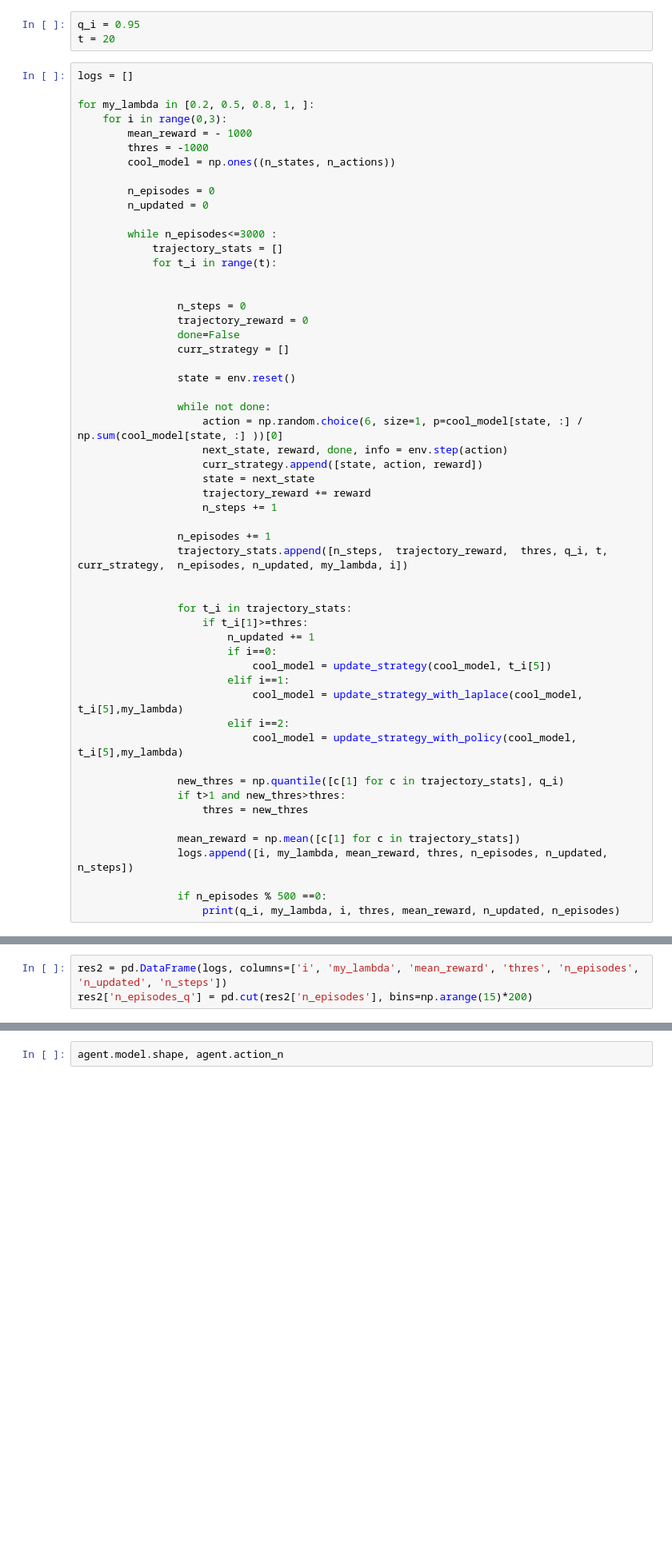
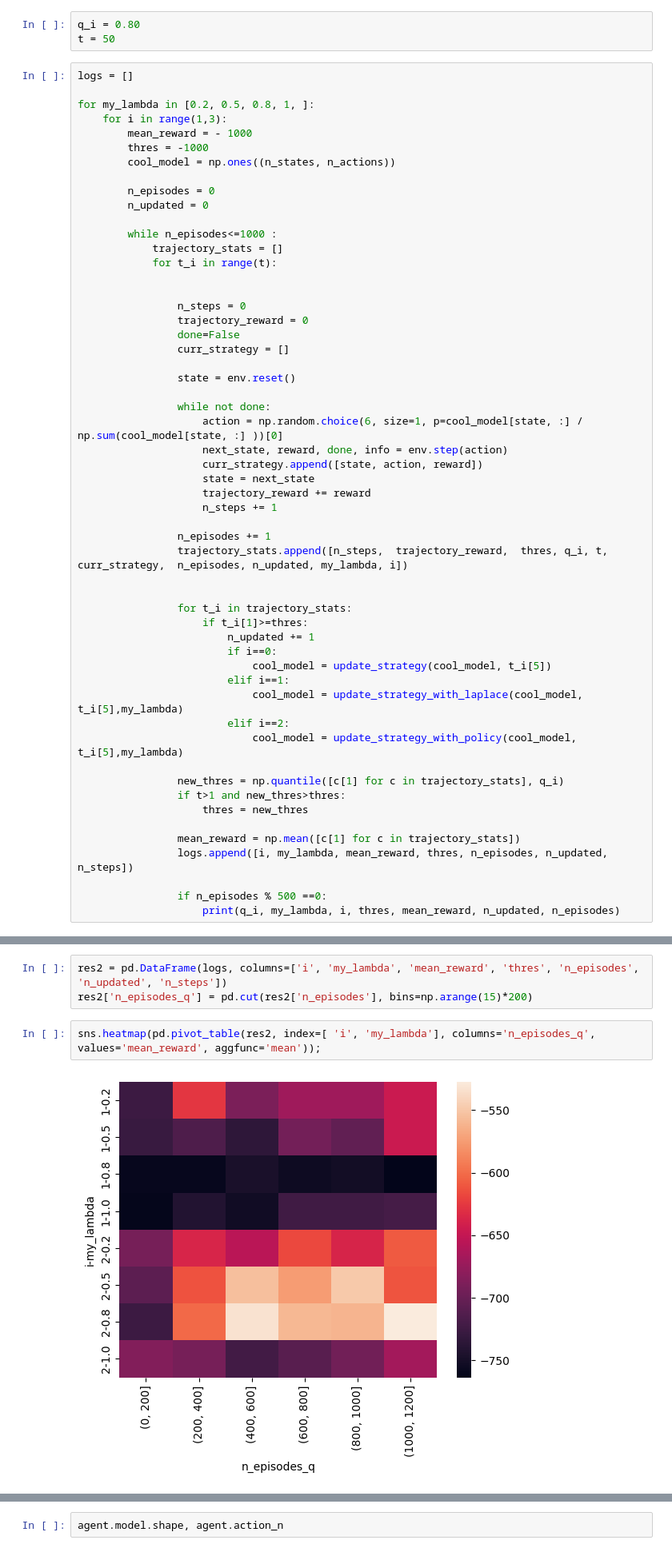
Before and after one commit to Nexx136/sandbox, a Jupyter notebook: rl_week1_hw.ipynb, the cells around one changed output, grey strips where cells are left out. Shown at 80% size. Saved outputs shown, nothing was run; the diff lists cells and outputs as text; blank space fills up the shorter version.

```diff
--- a/rl_week1_hw.ipynb
+++ b/rl_week1_hw.ipynb
@@ -228,13 +244,13 @@ def update_strategy_with_policy(cool_model:np.array, curr_strategy:list, my_lamb
 # %% [markdown]
 Запустим алгоритм с гиперпараметрами, отобранными на 1м шаге с двумя модификациями стратегии и выберем наилучший вариант.
 # %%
-q_i = 0.95
-t = 20
+q_i = 0.80
+t = 50
 # %%
 logs = []
 
 for my_lambda in [0.2, 0.5, 0.8, 1, ]:
-    for i in range(0,3):
+    for i in range(1,3):
         mean_reward = - 1000
         thres = -1000
         cool_model = np.ones((n_states, n_actions))
@@ -242,7 +258,7 @@ for my_lambda in [0.2, 0.5, 0.8, 1, ]:
         n_episodes = 0
         n_updated = 0
 
-        while n_episodes<=3000 :
+        while n_episodes<=1000 :
             trajectory_stats = []
             for t_i in range(t):
 
@@ -310,5 +321,9 @@ n_episodes
 # %%
 res2 = pd.DataFrame(logs, columns=['i', 'my_lambda', 'mean_reward', 'thres', 'n_episodes', 'n_updated', 'n_steps'])
 res2['n_episodes_q'] = pd.cut(res2['n_episodes'], bins=np.arange(15)*200)
+# %%
+sns.heatmap(pd.pivot_table(res2, index=[ 'i', 'my_lambda'], columns='n_episodes_q', values='mean_reward', aggfunc='mean'));
+# %% [output]
+[figure, added]
 # %%
 pd.pivot_table(res2, index=[ 'i', 'my_lambda'], columns='n_episodes_q', values='mean_reward', aggfunc='mean')
```
Also changed, not shown: parts of 39 cells of this notebook.
